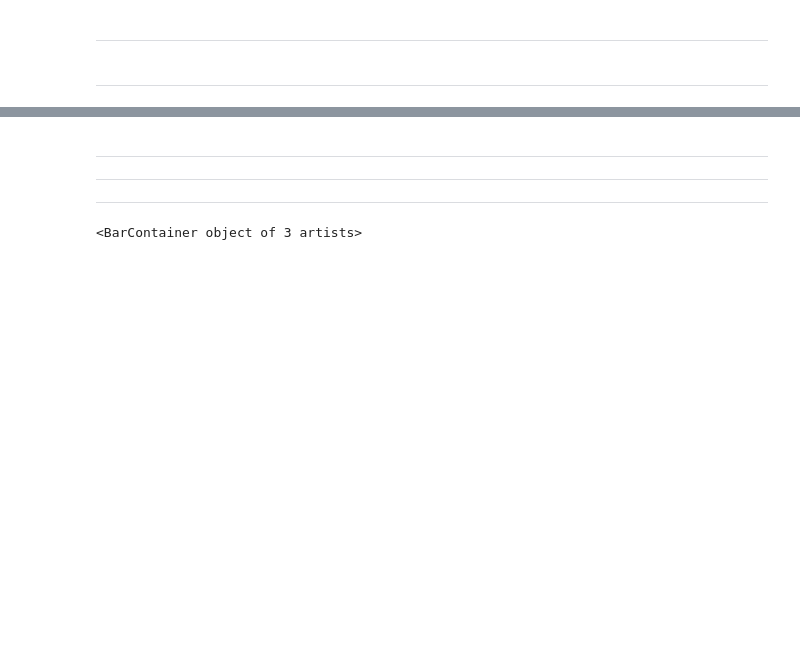
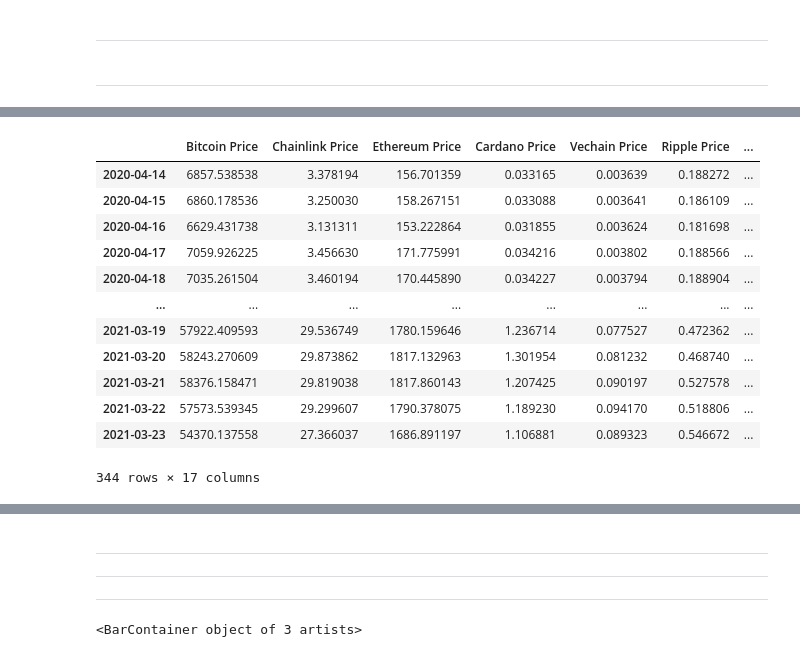
Before and after one commit to Mootlaq/cryptoanalysis, a Jupyter notebook: BTC.ipynb, the cells around one changed output, grey strips where cells are left out. Cells and saved outputs as stored; diff of their text form; code cells hidden in the pictures; blank space fills up the shorter version.

Commit message:
charts updates

```diff
--- a/BTC.ipynb
+++ b/BTC.ipynb
@@ -683,0 +777,16 @@ alt.layer(btcline, dxyline).resolve_scale(
+# %%
+def get_history(coin, days):
+    coin_history = cg.get_coin_market_chart_by_id(id=coin, vs_currency='usd', days=days)
+
+    days = [i[0] for i in coin_history['prices']]
+    days = pd.to_datetime(days, unit='ms')
+
+    prices = [i[1] for i in coin_history['prices']]
+
+    days = days[:-1]
+    prices = prices[:-1]
+
+#    data =
+    df = pd.DataFrame(data={'price': prices}, index=days)
+
+    return df
@@ -683,0 +885,41 @@ alt.layer(btcline, dxyline).resolve_scale(
+# %%
+def get_roi(coins_list):
+    from_date = date(2020,3,19)
+    to_date = date.today()
+    days_range = to_date - from_date
+
+    Bitcoin = get_history('bitcoin', days_range)
+
+    Date = list(Bitcoin.index)
+
+    df = pd.DataFrame(index=Date)
+
+    df['Bitcoin Price'] = list(Bitcoin['price'])
+
+    for coin in coins_list:
+        if coin != 'bitcoin':
+            coin_df = get_history(coin, days_range)
+            df['{} Price'.format(coin.capitalize())] = list(coin_df['price'])
+            #price_at13March = df.loc[df.index == '2020-03-13', '{} Price'.format(coin.capitalize())]
+        #df['{} ROI'.format(coin.capitalize())] = df['{} Price'.format(coin.capitalize())] / price_at13March
+        #df['{} ROI'.format(coin.capitalize())] = df['{} ROI'.format(coin.capitalize())].round(4)
+
+    return df
+# %%
+df2 = get_roi(coins_list)
+# %%
+df2[df2.index > str(date(2020,4,13))]
+# %% [output]
+|  | Bitcoin Price | Chainlink Price | Ethereum Price | Cardano Price | Vechain Price | Ripple Price | ... |
+| 2020-04-14 | 6857.538538 | 3.378194 | 156.701359 | 0.033165 | 0.003639 | 0.188272 | ... |
+| 2020-04-15 | 6860.178536 | 3.250030 | 158.267151 | 0.033088 | 0.003641 | 0.186109 | ... |
+| 2020-04-16 | 6629.431738 | 3.131311 | 153.222864 | 0.031855 | 0.003624 | 0.181698 | ... |
+| 2020-04-17 | 7059.926225 | 3.456630 | 171.775991 | 0.034216 | 0.003802 | 0.188566 | ... |
+| 2020-04-18 | 7035.261504 | 3.460194 | 170.445890 | 0.034227 | 0.003794 | 0.188904 | ... |
+| ... | ... | ... | ... | ... | ... | ... | ... |
+| 2021-03-19 | 57922.409593 | 29.536749 | 1780.159646 | 1.236714 | 0.077527 | 0.472362 | ... |
+| 2021-03-20 | 58243.270609 | 29.873862 | 1817.132963 | 1.301954 | 0.081232 | 0.468740 | ... |
+| 2021-03-21 | 58376.158471 | 29.819038 | 1817.860143 | 1.207425 | 0.090197 | 0.527578 | ... |
+| 2021-03-22 | 57573.539345 | 29.299607 | 1790.378075 | 1.189230 | 0.094170 | 0.518806 | ... |
+| 2021-03-23 | 54370.137558 | 27.366037 | 1686.891197 | 1.106881 | 0.089323 | 0.546672 | ... |
+344 rows × 17 columns
```
Also changed, not shown: parts of 41 cells of this notebook, 2 other files.
